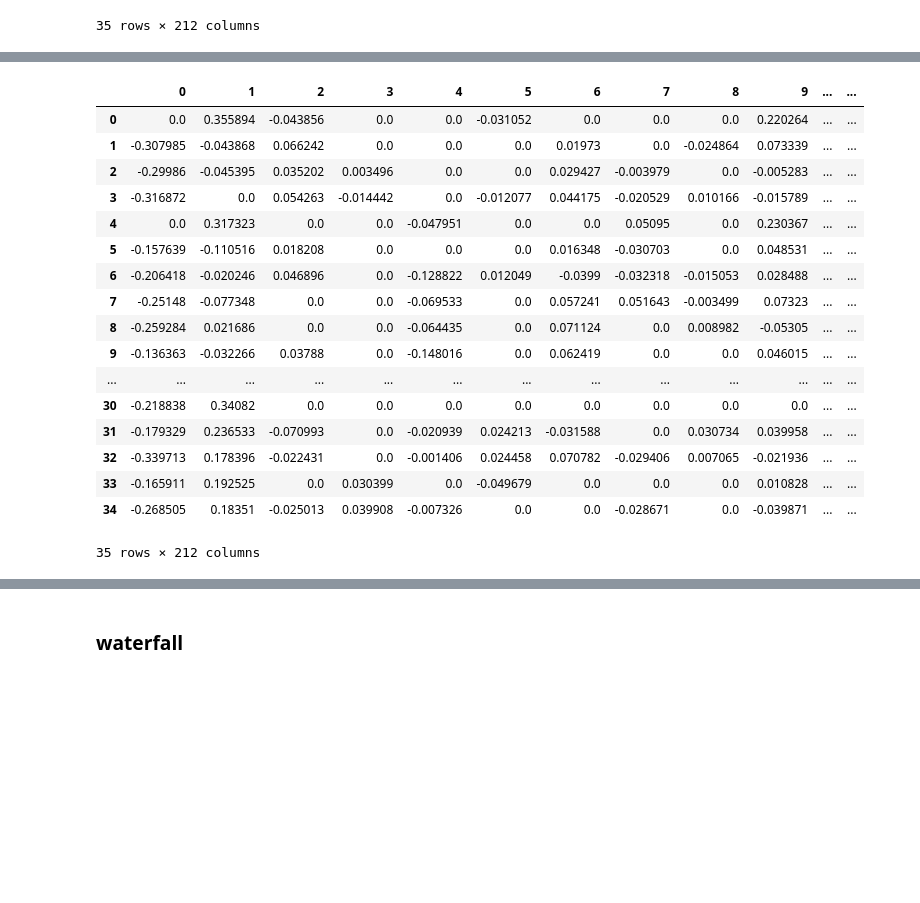
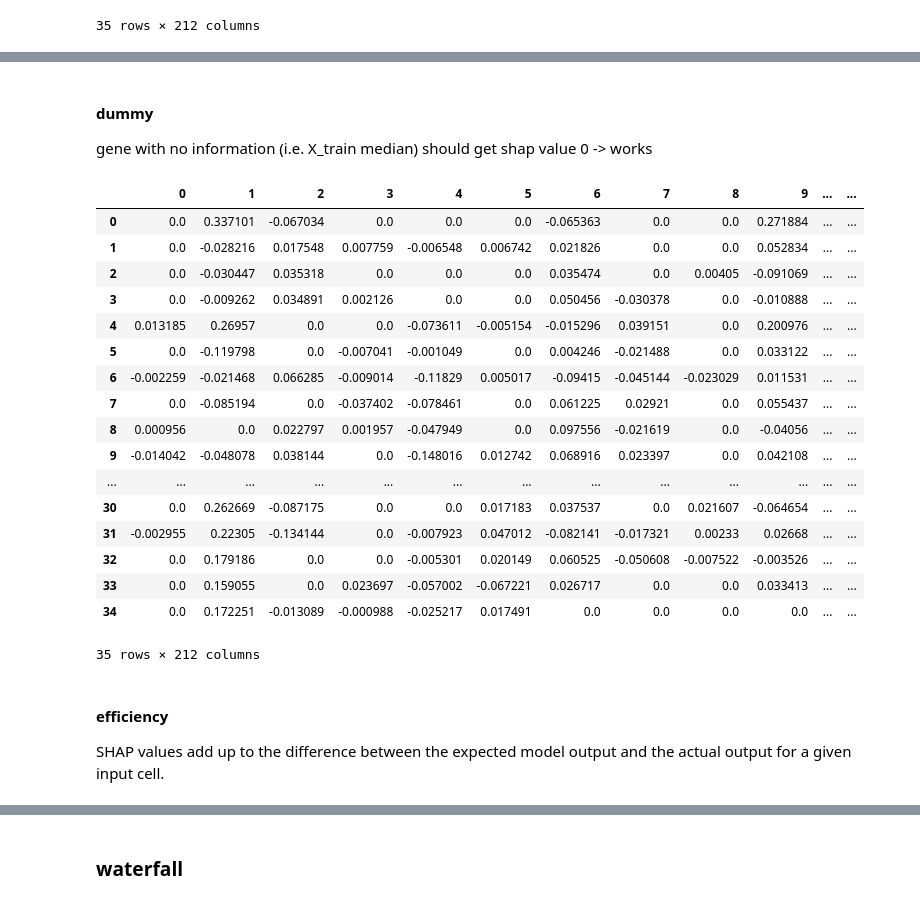
Before and after one commit to valentina-kg/open-problems-multimodal-3rd-solution, a Jupyter notebook: code/4.model/pred/shap.ipynb, the cells around one changed output, grey strips where cells are left out. Cells and saved outputs as stored; diff of their text form; code cells hidden in the pictures; blank space fills up the shorter version.

```diff
--- a/code/4.model/pred/shap.ipynb
+++ b/code/4.model/pred/shap.ipynb
@@ -403,18 +403,18 @@ X_train_p_sampled.obs
 | CTAACCCGTTAGAAAC-1-('13176', 4) | train | 4 | 13176 | NeuP | 38741 |
 1120 rows × 5 columns
 # %%
-X_train_p = pd.read_pickle('private_X_train_svd_128.pkl')            # use full train set
-X_train_p = X_train_p.iloc[np.sort(X_train_p_sampled.obs['ID'])]     # use 160 samples per cell type -> even distr.
+X_train_p_16 = pd.read_pickle('private_X_train_svd_128.pkl')            # use full train set
+X_train_p_16 = X_train_p_16.iloc[np.sort(X_train_p_sampled.obs['ID'])]     # use 160 samples per cell type -> even distr.
 
-X_test_p = ad.read_h5ad('private_test_input_128_svd_50_samples.h5ad')
+X_test_p_16 = ad.read_h5ad('private_test_input_128_svd_50_samples.h5ad')
 
-print('X_train: ', X_train_p.shape)
-print('X_test: ', X_test_p.shape)
+print('X_train: ', X_train_p_16.shape)
+print('X_test: ', X_test_p_16.shape)
 
-med = X_train_p.median().values.reshape((1,X_train_p.shape[1]))
-explainer16_p = shap.KernelExplainer(model16, med)
+med = X_train_p_16.median().values.reshape((1,X_train_p_16.shape[1]))
+explainer16_p = shap.KernelExplainer(model16, med.astype('float32'))
 
-# shap_values_16_p = explainer16_p.shap_values(X_test_p.to_df(), nsamples=300)
+# shap_values_16_p = explainer16_p.shap_values(X_test_p_16.to_df(), nsamples=300)
 # %% [output]
 X_train:  (1120, 212)
 X_test:  (350, 212)
@@ -425,4 +427,4 @@ X_test:  (350, 212)
 # %%
-X_test_p = ad.read_h5ad('private_test_input_128_svd_5_samples.h5ad')
-X_test_p.shape
+X_test_p_16 = ad.read_h5ad('private_test_input_128_svd_5_samples.h5ad')
+X_test_p_16.to_df().median().values.reshape((1,X_train_p_16.shape[1]))[:,-84:]  # X_test column median of the handselected genes
 # %% [output]
@@ -477,22 +473,37 @@ shap_values_16_p_5_dummy = np.load('shap_values_16_p_5_properties_set0.npy', all
-# %%
-pd.DataFrame(shap_values_16_p_5_dummy[0])
-# %% [output]
-|  | 0 | 1 | 2 | 3 | 4 | 5 | 6 | 7 | 8 | 9 | ... | ... |
-| 0 | 0.0 | 0.355894 | -0.043856 | 0.0 | 0.0 | -0.031052 | 0.0 | 0.0 | 0.0 | 0.220264 | ... | ... |
-| 1 | -0.307985 | -0.043868 | 0.066242 | 0.0 | 0.0 | 0.0 | 0.01973 | 0.0 | -0.024864 | 0.073339 | ... | ... |
-| 2 | -0.29986 | -0.045395 | 0.035202 | 0.003496 | 0.0 | 0.0 | 0.029427 | -0.003979 | 0.0 | -0.005283 | ... | ... |
-| 3 | -0.316872 | 0.0 | 0.054263 | -0.014442 | 0.0 | -0.012077 | 0.044175 | -0.020529 | 0.010166 | -0.015789 | ... | ... |
-| 4 | 0.0 | 0.317323 | 0.0 | 0.0 | -0.047951 | 0.0 | 0.0 | 0.05095 | 0.0 | 0.230367 | ... | ... |
-| 5 | -0.157639 | -0.110516 | 0.018208 | 0.0 | 0.0 | 0.0 | 0.016348 | -0.030703 | 0.0 | 0.048531 | ... | ... |
-| 6 | -0.206418 | -0.020246 | 0.046896 | 0.0 | -0.128822 | 0.012049 | -0.0399 | -0.032318 | -0.015053 | 0.028488 | ... | ... |
-| 7 | -0.25148 | -0.077348 | 0.0 | 0.0 | -0.069533 | 0.0 | 0.057241 | 0.051643 | -0.003499 | 0.07323 | ... | ... |
-| 8 | -0.259284 | 0.021686 | 0.0 | 0.0 | -0.064435 | 0.0 | 0.071124 | 0.0 | 0.008982 | -0.05305 | ... | ... |
-| 9 | -0.136363 | -0.032266 | 0.03788 | 0.0 | -0.148016 | 0.0 | 0.062419 | 0.0 | 0.0 | 0.046015 | ... | ... |
-| ... | ... | ... | ... | ... | ... | ... | ... | ... | ... | ... | ... | ... |
-| 30 | -0.218838 | 0.34082 | 0.0 | 0.0 | 0.0 | 0.0 | 0.0 | 0.0 | 0.0 | 0.0 | ... | ... |
-| 31 | -0.179329 | 0.236533 | -0.070993 | 0.0 | -0.020939 | 0.024213 | -0.031588 | 0.0 | 0.030734 | 0.039958 | ... | ... |
-| 32 | -0.339713 | 0.178396 | -0.022431 | 0.0 | -0.001406 | 0.024458 | 0.070782 | -0.029406 | 0.007065 | -0.021936 | ... | ... |
-| 33 | -0.165911 | 0.192525 | 0.0 | 0.030399 | 0.0 | -0.049679 | 0.0 | 0.0 | 0.0 | 0.010828 | ... | ... |
-| 34 | -0.268505 | 0.18351 | -0.025013 | 0.039908 | -0.007326 | 0.0 | 0.0 | -0.028671 | 0.0 | -0.039871 | ... | ... |
-35 rows × 212 columns
+# %% [markdown]
+#### dummy
+gene with no information (i.e. X_train median) should get shap value 0
+-> works
+# %%
+# median of X_train (same median used for training explainer) of last column
+X_test_p_dummy = X_test_p_16.to_df().copy()
+last_column_median = med[:,-1]
+# Replace the last column with the median value for all rows
+X_test_p_dummy.iloc[:, -1] = last_column_median
+# shap_values_16_p_5_dummy = explainer16_p.shap_values(X_test_p_dummy, nsamples=300)
+# np.save('shap_values_16_p_5_properties_set_median_train.npy', np.array(shap_values_16_p_5_dummy, dtype=object), allow_pickle=True)
+shap_values_16_p_5_dummy = np.load('shap_values_16_p_5_properties_set_median_train.npy', allow_pickle=True)
+pd.DataFrame(shap_values_16_p_5_dummy[0])
+# %% [output]
+|  | 0 | 1 | 2 | 3 | 4 | 5 | 6 | 7 | 8 | 9 | ... | ... |
+| 0 | 0.0 | 0.337101 | -0.067034 | 0.0 | 0.0 | 0.0 | -0.065363 | 0.0 | 0.0 | 0.271884 | ... | ... |
+| 1 | 0.0 | -0.028216 | 0.017548 | 0.007759 | -0.006548 | 0.006742 | 0.021826 | 0.0 | 0.0 | 0.052834 | ... | ... |
+| 2 | 0.0 | -0.030447 | 0.035318 | 0.0 | 0.0 | 0.0 | 0.035474 | 0.0 | 0.00405 | -0.091069 | ... | ... |
+| 3 | 0.0 | -0.009262 | 0.034891 | 0.002126 | 0.0 | 0.0 | 0.050456 | -0.030378 | 0.0 | -0.010888 | ... | ... |
+| 4 | 0.013185 | 0.26957 | 0.0 | 0.0 | -0.073611 | -0.005154 | -0.015296 | 0.039151 | 0.0 | 0.200976 | ... | ... |
+| 5 | 0.0 | -0.119798 | 0.0 | -0.007041 | -0.001049 | 0.0 | 0.004246 | -0.021488 | 0.0 | 0.033122 | ... | ... |
+| 6 | -0.002259 | -0.021468 | 0.066285 | -0.009014 | -0.11829 | 0.005017 | -0.09415 | -0.045144 | -0.023029 | 0.011531 | ... | ... |
+| 7 | 0.0 | -0.085194 | 0.0 | -0.037402 | -0.078461 | 0.0 | 0.061225 | 0.02921 | 0.0 | 0.055437 | ... | ... |
+| 8 | 0.000956 | 0.0 | 0.022797 | 0.001957 | -0.047949 | 0.0 | 0.097556 | -0.021619 | 0.0 | -0.04056 | ... | ... |
+| 9 | -0.014042 | -0.048078 | 0.038144 | 0.0 | -0.148016 | 0.012742 | 0.068916 | 0.023397 | 0.0 | 0.042108 | ... | ... |
+| ... | ... | ... | ... | ... | ... | ... | ... | ... | ... | ... | ... | ... |
+| 30 | 0.0 | 0.262669 | -0.087175 | 0.0 | 0.0 | 0.017183 | 0.037537 | 0.0 | 0.021607 | -0.064654 | ... | ... |
+| 31 | -0.002955 | 0.22305 | -0.134144 | 0.0 | -0.007923 | 0.047012 | -0.082141 | -0.017321 | 0.00233 | 0.02668 | ... | ... |
+| 32 | 0.0 | 0.179186 | 0.0 | 0.0 | -0.005301 | 0.020149 | 0.060525 | -0.050608 | -0.007522 | -0.003526 | ... | ... |
+| 33 | 0.0 | 0.159055 | 0.0 | 0.023697 | -0.057002 | -0.067221 | 0.026717 | 0.0 | 0.0 | 0.033413 | ... | ... |
+| 34 | 0.0 | 0.172251 | -0.013089 | -0.000988 | -0.025217 | 0.017491 | 0.0 | 0.0 | 0.0 | 0.0 | ... | ... |
+35 rows × 212 columns
+# %% [markdown]
+#### efficiency
+SHAP values add up to the difference between the expected model output and the actual output for a given input cell.
 # %%
```
Also changed, not shown: parts of 48 cells of this notebook, 11 other files.
